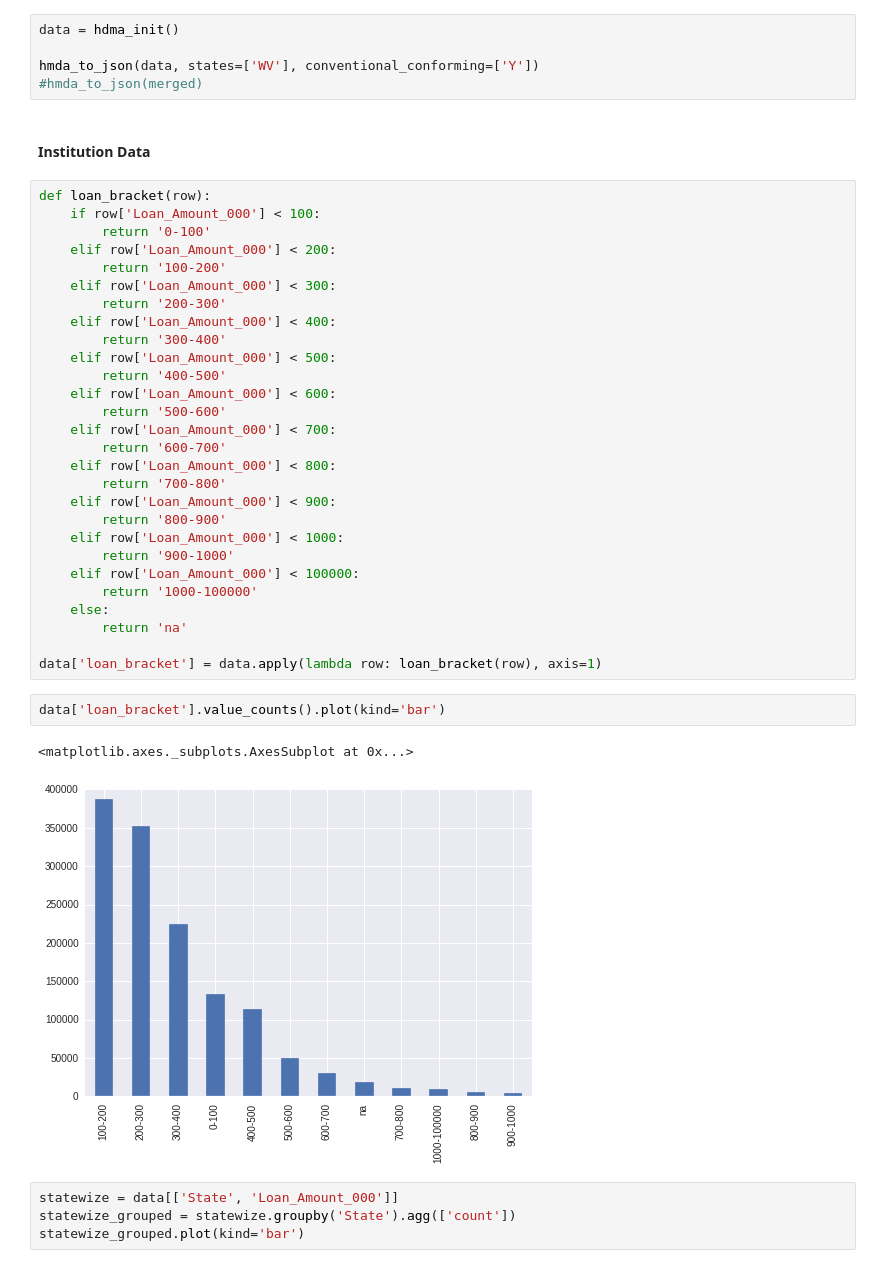
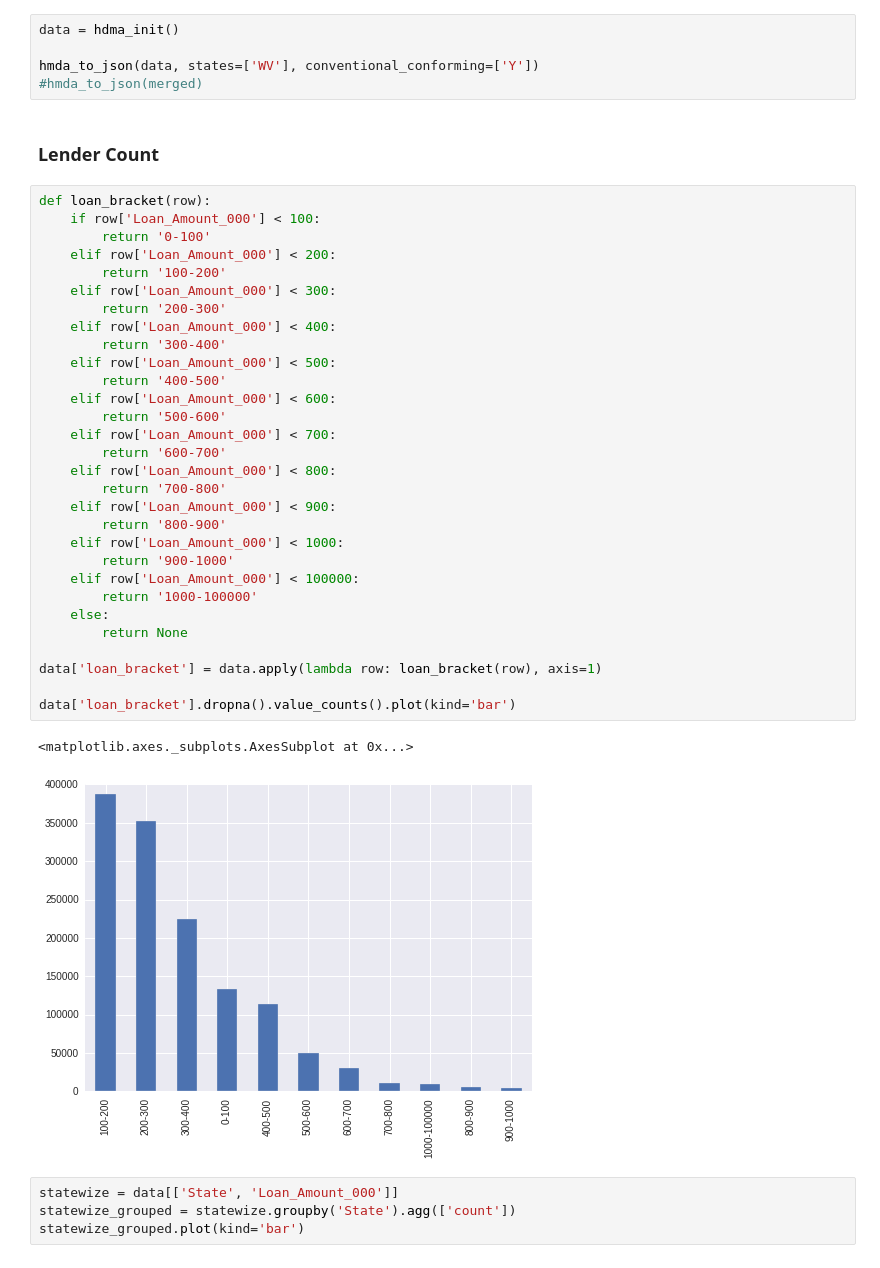
Before and after one commit to jainshubham/notebooks, a Jupyter notebook: Capital_One.ipynb, the cells around one changed output. Drawn from its saved outputs; the diff is of its cells as text.

Commit message:
added more simple plots

```diff
--- a/Capital_One.ipynb
+++ b/Capital_One.ipynb
@@ -31,41 +31,41 @@ data = hdma_init()
 
 hmda_to_json(data, states=['WV'], conventional_conforming=['Y'])
 #hmda_to_json(merged)
-# %% [markdown]
-#### Institution Data
+# %% [markdown]
+### Lender Count
 # %%
 def loan_bracket(row):
     if row['Loan_Amount_000'] < 100:
         return '0-100'
     elif row['Loan_Amount_000'] < 200:
         return '100-200'
     elif row['Loan_Amount_000'] < 300:
         return '200-300'
     elif row['Loan_Amount_000'] < 400:
         return '300-400'
     elif row['Loan_Amount_000'] < 500:
         return '400-500'
     elif row['Loan_Amount_000'] < 600:
         return '500-600'
     elif row['Loan_Amount_000'] < 700:
         return '600-700'
     elif row['Loan_Amount_000'] < 800:
         return '700-800'
     elif row['Loan_Amount_000'] < 900:
         return '800-900'
     elif row['Loan_Amount_000'] < 1000:
         return '900-1000'
     elif row['Loan_Amount_000'] < 100000:
         return '1000-100000'
     else:
-        return 'na'
+        return None
 
 data['loan_bracket'] = data.apply(lambda row: loan_bracket(row), axis=1)
+
+data['loan_bracket'].dropna().value_counts().plot(kind='bar')
+# %% [output]
+<matplotlib.axes._subplots.AxesSubplot at 0x...>
+[figure, added]
-# %%
-data['loan_bracket'].value_counts().plot(kind='bar')
-# %% [output]
-<matplotlib.axes._subplots.AxesSubplot at 0x...>
-[figure, removed]
 # %%
 statewize = data[['State', 'Loan_Amount_000']]
 statewize_grouped = statewize.groupby('State').agg(['count'])
```
Also changed, not shown: parts of 3 cells of this notebook.
